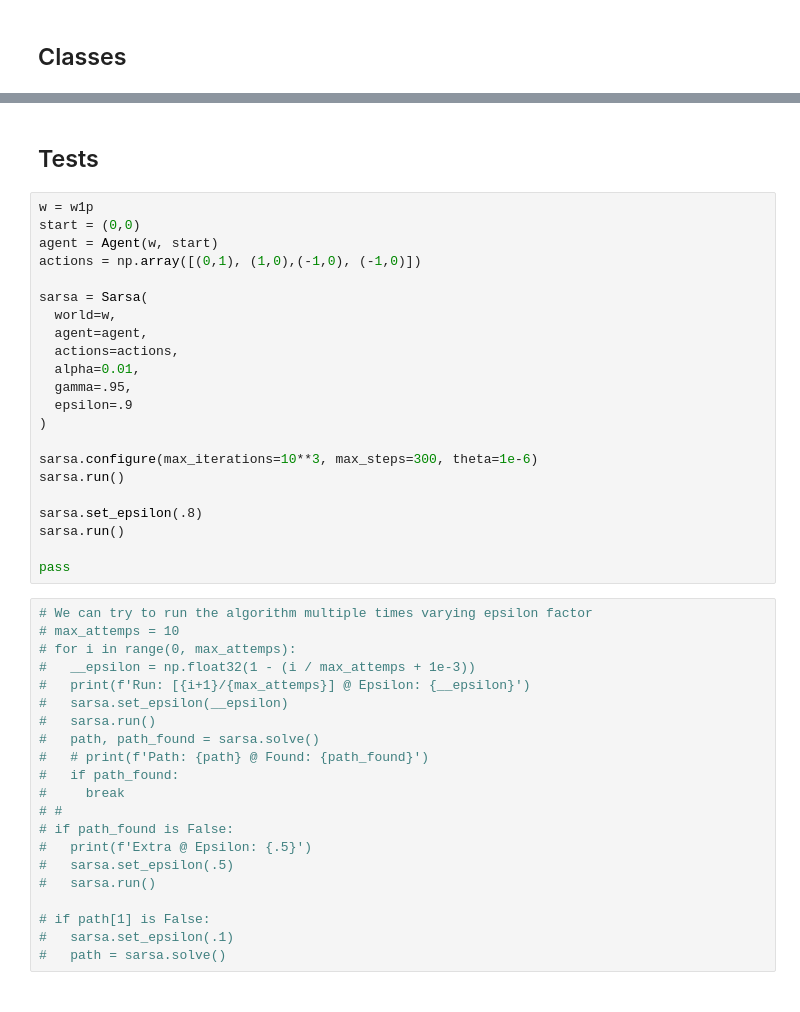
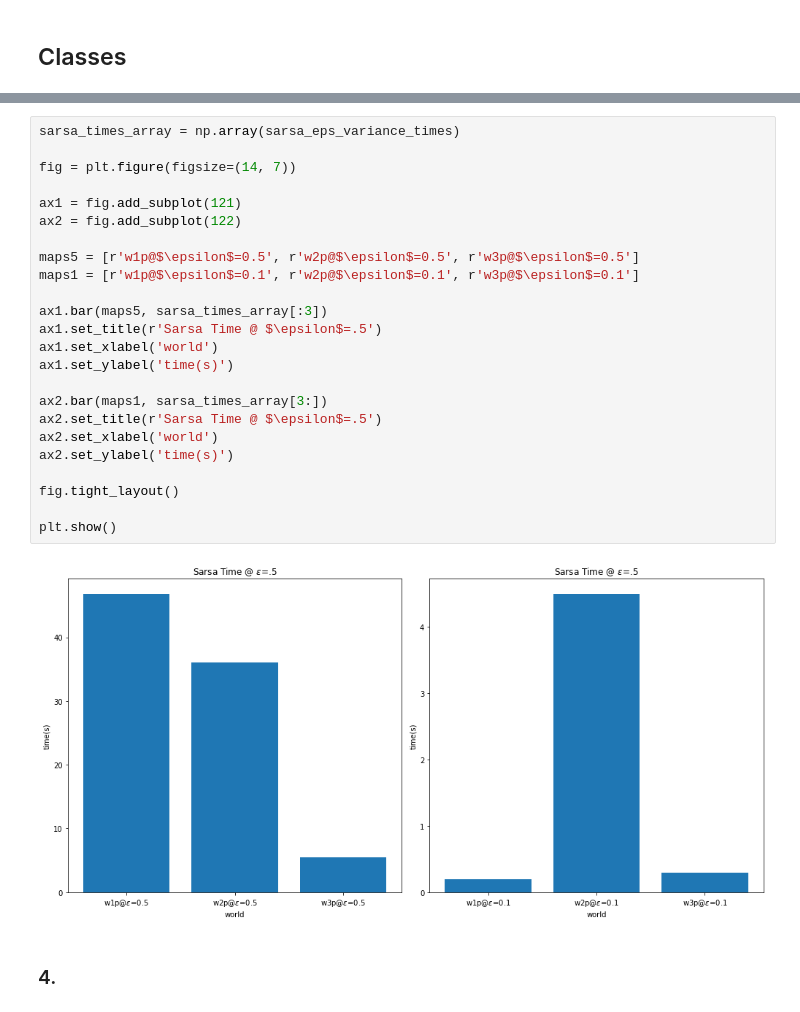
Before and after one commit to alvarorp00/dabi, a Jupyter notebook: reinforcement-learning/GridWorld2En.ipynb, the cells around one changed output, grey strips where cells are left out. Cells and saved outputs as stored; diff of their text form.

```diff
--- a/reinforcement-learning/GridWorld2En.ipynb
+++ b/reinforcement-learning/GridWorld2En.ipynb
@@ -719,45 +1038,28 @@ class QLearning(ReinforcedLearning):
+# %%
+sarsa_times_array = np.array(sarsa_eps_variance_times)
+
+fig = plt.figure(figsize=(14, 7))
+
+ax1 = fig.add_subplot(121)
+ax2 = fig.add_subplot(122)
+
+maps5 = [r'w1p@$\epsilon$=0.5', r'w2p@$\epsilon$=0.5', r'w3p@$\epsilon$=0.5']
+maps1 = [r'w1p@$\epsilon$=0.1', r'w2p@$\epsilon$=0.1', r'w3p@$\epsilon$=0.1']
+
+ax1.bar(maps5, sarsa_times_array[:3])
+ax1.set_title(r'Sarsa Time @ $\epsilon$=.5')
+ax1.set_xlabel('world')
+ax1.set_ylabel('time(s)')
+
+ax2.bar(maps1, sarsa_times_array[3:])
+ax2.set_title(r'Sarsa Time @ $\epsilon$=.5')
+ax2.set_xlabel('world')
+ax2.set_ylabel('time(s)')
+
+fig.tight_layout()
+
+plt.show()
+# %% [output]
+[figure, added]
 # %% [markdown]
-## Tests
+### 4.
-# %%
-w = w1p
-start = (0,0)
-agent = Agent(w, start)
-actions = np.array([(0,1), (1,0),(-1,0), (-1,0)])
-
-sarsa = Sarsa(
-  world=w,
-  agent=agent,
-  actions=actions,
-  alpha=0.01,
-  gamma=.95,
-  epsilon=.9
-)
-
-sarsa.configure(max_iterations=10**3, max_steps=300, theta=1e-6)
-sarsa.run()
-
-sarsa.set_epsilon(.8)
-sarsa.run()
-
-pass
-# %%
-# We can try to run the algorithm multiple times varying epsilon factor
-# max_attemps = 10
-# for i in range(0, max_attemps):
-#   __epsilon = np.float32(1 - (i / max_attemps + 1e-3))
-#   print(f'Run: [{i+1}/{max_attemps}] @ Epsilon: {__epsilon}')
-#   sarsa.set_epsilon(__epsilon)
-#   sarsa.run()
-#   path, path_found = sarsa.solve()
-#   # print(f'Path: {path} @ Found: {path_found}')
-#   if path_found:
-#     break
-# #
-# if path_found is False:
-#   print(f'Extra @ Epsilon: {.5}')
-#   sarsa.set_epsilon(.5)
-#   sarsa.run()
-
-# if path[1] is False:
-#   sarsa.set_epsilon(.1)
-#   path = sarsa.solve()
```
Also changed, not shown: parts of 30 cells of this notebook, 5 other files.
